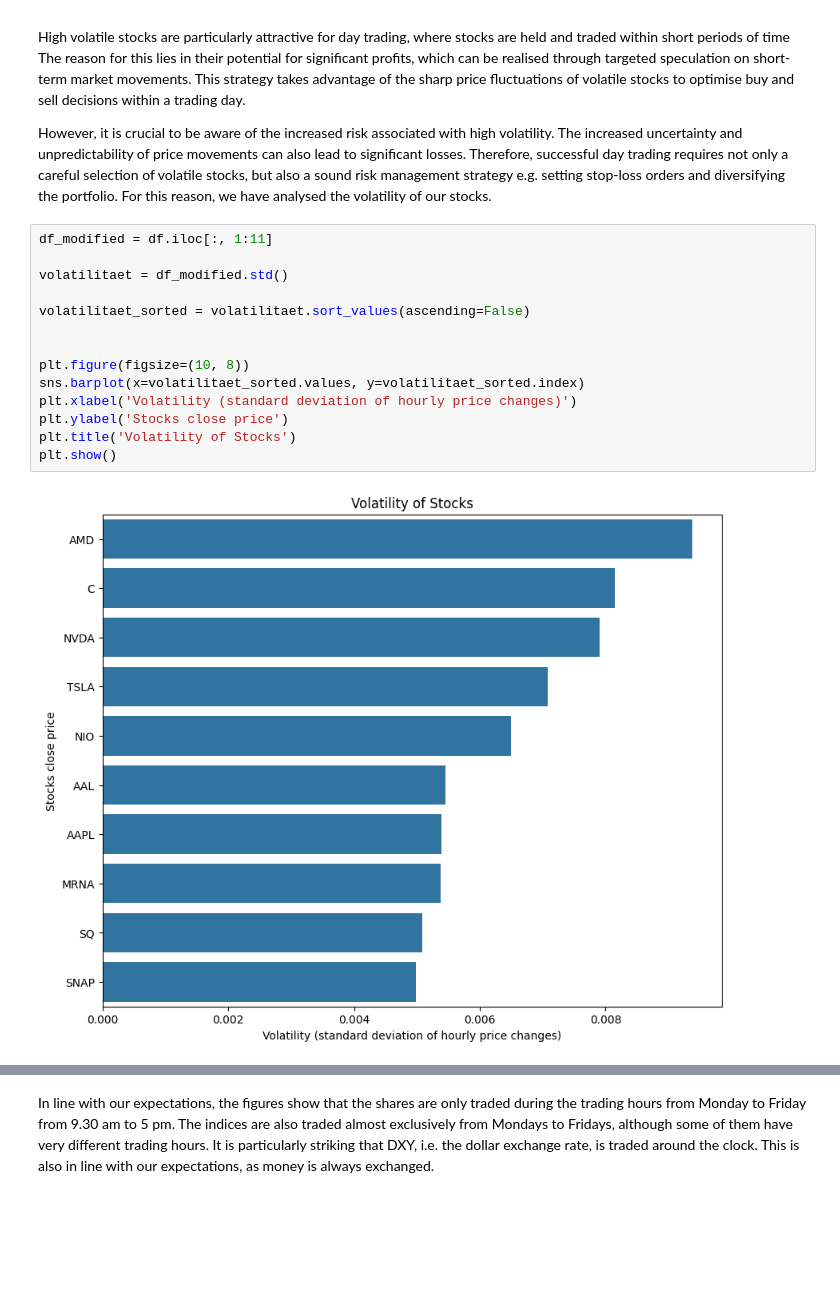
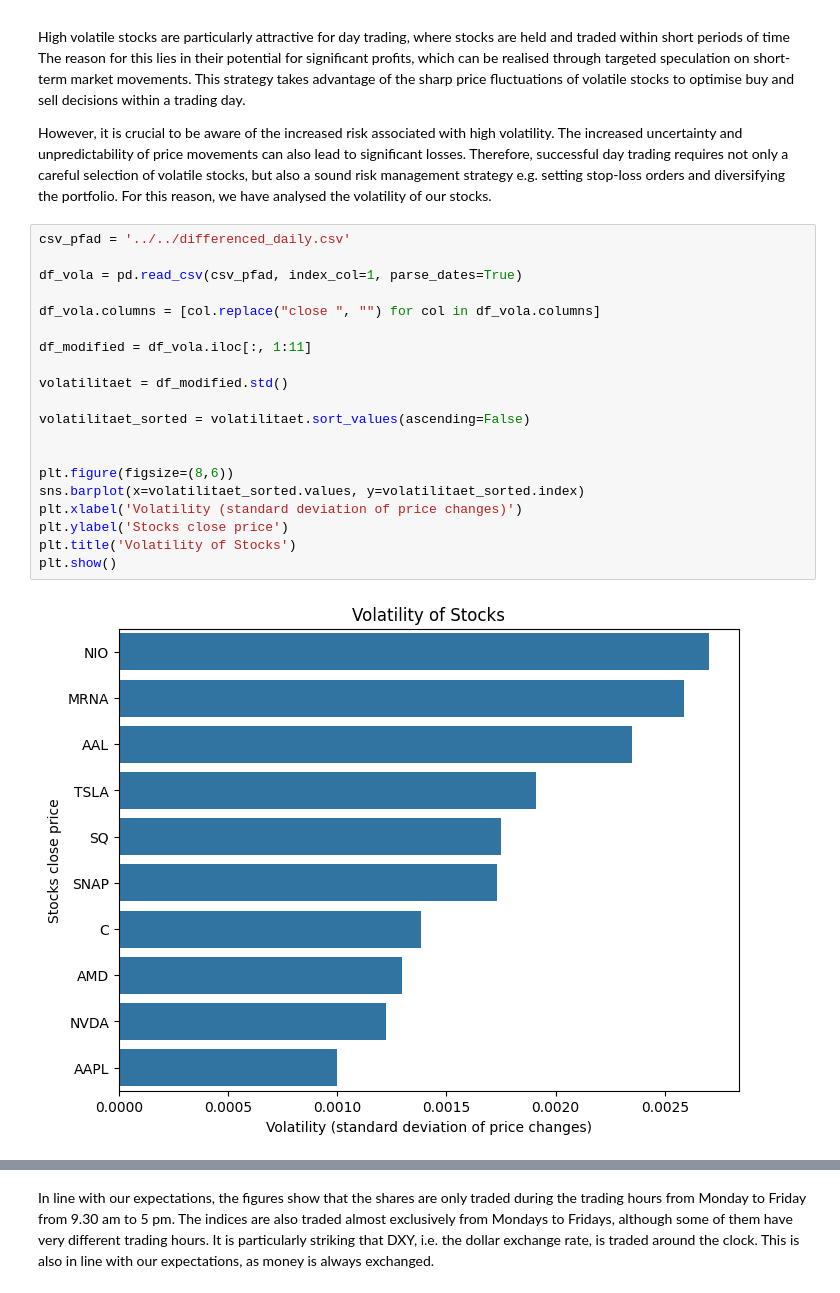
Before and after one commit to Djauschan/Deep_Learning_Projekt_FH_Wedel, a Jupyter notebook: transformer/src_transformers/preprocessing/data_analysis.ipynb, the cells around one changed output, grey strips where cells are left out. Saved outputs shown, nothing was run; the diff lists cells and outputs as text; blank space fills up the shorter version.

```diff
--- a/transformer/src_transformers/preprocessing/data_analysis.ipynb
+++ b/transformer/src_transformers/preprocessing/data_analysis.ipynb
@@ -137,18 +140,24 @@ The reason for this lies in their potential for significant profits, which can b
 
 However, it is crucial to be aware of the increased risk associated with high volatility. The increased uncertainty and unpredictability of price movements can also lead to significant losses. Therefore, successful day trading requires not only a careful selection of volatile stocks, but also a sound risk management strategy e.g. setting stop-loss orders and diversifying the portfolio. For this reason, we have analysed the volatility of our stocks.
 # %%
-df_modified = df.iloc[:, 1:11]
+csv_pfad = '../../differenced_daily.csv'
+
+df_vola = pd.read_csv(csv_pfad, index_col=1, parse_dates=True)
+
+df_vola.columns = [col.replace("close ", "") for col in df_vola.columns]
+
+df_modified = df_vola.iloc[:, 1:11]
 
 volatilitaet = df_modified.std()
 
 volatilitaet_sorted = volatilitaet.sort_values(ascending=False)
 
 
-plt.figure(figsize=(10, 8))
+plt.figure(figsize=(8,6))
 sns.barplot(x=volatilitaet_sorted.values, y=volatilitaet_sorted.index)
-plt.xlabel('Volatility (standard deviation of hourly price changes)')
+plt.xlabel('Volatility (standard deviation of price changes)')
 plt.ylabel('Stocks close price')
 plt.title('Volatility of Stocks')
 plt.show()
 # %% [output]
-[figure, old version]
+[figure, new version]
```
Also changed, not shown: parts of 13 cells of this notebook.
